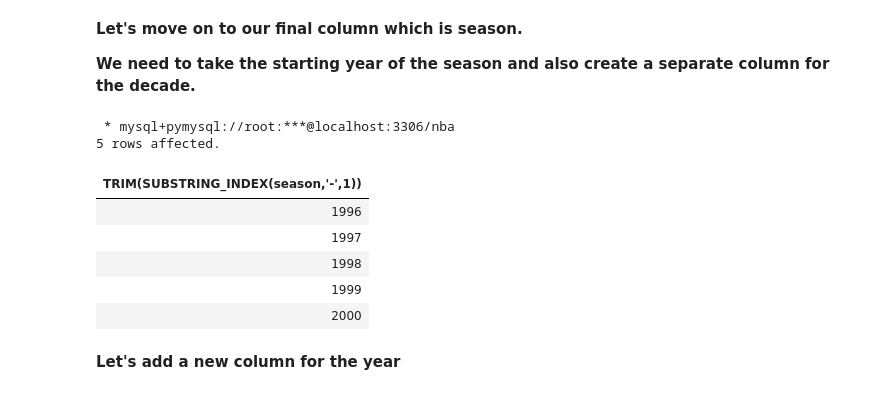
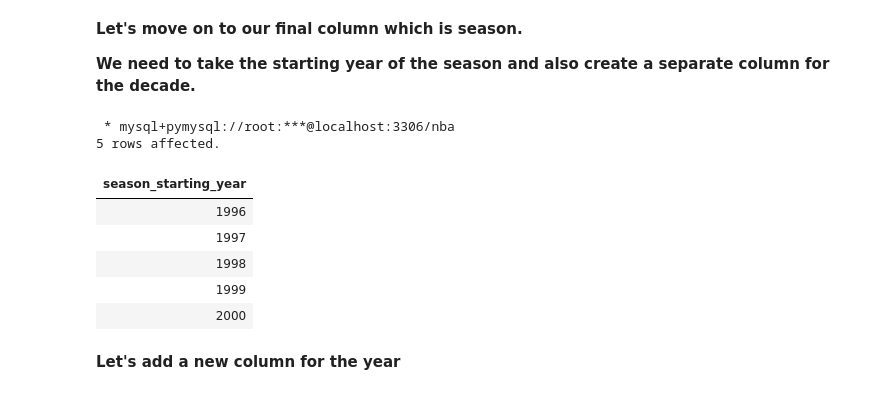
Before and after one commit to JudeIsuruFernando/Crowning-the-GOAT-A-Data-Driven-NBA-Basketball-Analysis, a Jupyter notebook: Notebooks/Cleaning/Data Cleaning.ipynb, the cells around one changed output. Drawn from its saved outputs; the diff is of its cells as text; code cells hidden in the pictures.

```diff
--- a/Notebooks/Cleaning/Data Cleaning.ipynb
+++ b/Notebooks/Cleaning/Data Cleaning.ipynb
@@ -554,16 +556,16 @@ ORDER BY
 # %%
 %%sql
 
 SELECT
-    DISTINCT TRIM(SUBSTRING_INDEX(season,'-',1))
+    DISTINCT TRIM(SUBSTRING_INDEX(season,'-',1)) season_starting_year
 FROM
     nba_raw_data_silver
 LIMIT
     5;
 # %% [output]
  * mysql+pymysql://root:***@localhost:3306/nba
 5 rows affected.
-| TRIM(SUBSTRING_INDEX(season,'-',1)) |
+| season_starting_year |
 | 1996 |
 | 1997 |
 | 1998 |
```
Also changed, not shown: parts of 5 cells of this notebook, 3 other files.
